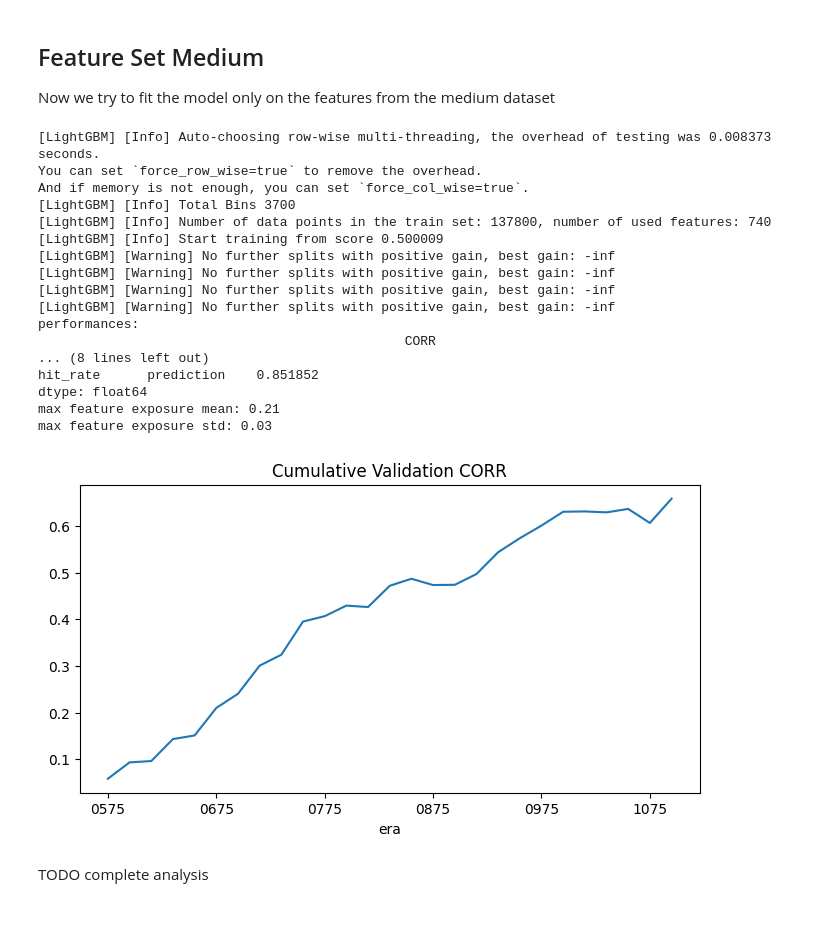
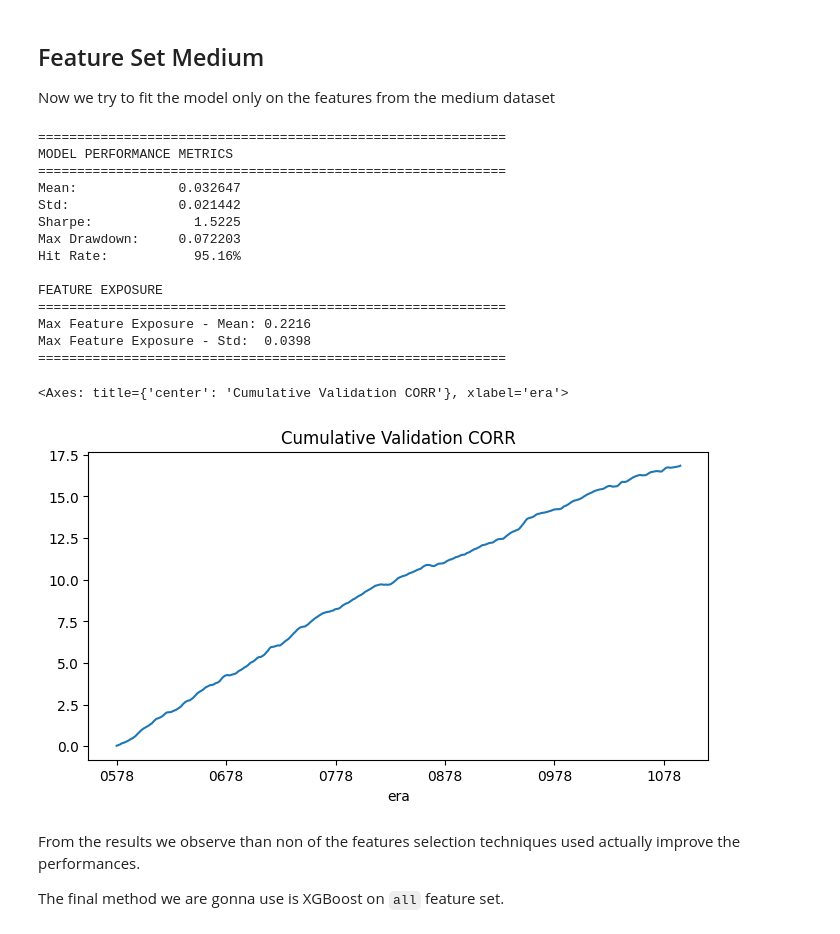
Before and after one commit to alexisbouley2/numerai, a Jupyter notebook: notebooks/3-experiments.ipynb, the cells around one changed output. Saved outputs shown, nothing was run; the diff lists cells and outputs as text; code cells hidden in the pictures.

```diff
--- a/notebooks/3-experiments.ipynb
+++ b/notebooks/3-experiments.ipynb
@@ -41,6 +43,8 @@ validation = pd.read_parquet(
     columns=["era", "target"] + feature_set
 )
 
+validation = validation.dropna()
+
 
 #Keep the last 100th eras for test set
 validation_era = validation["era"].unique()[:-100]
@@ -96,7 +105,7 @@ def fit_and_evaluate_model(model, train, validation, feature_set):
 
     Parameters:
     -----------
-    model : sklearn/LightGBM model
+    model : sklearn/xgboost model
         Model to fit and evaluate
     train : pandas.DataFrame
         Training data with features and target
@@ -112,7 +121,18 @@ def fit_and_evaluate_model(model, train, validation, feature_set):
     """
     # Fit model and make predictions
     model.fit(train[feature_set], train["target"])
-    validation["prediction"] = model.predict(validation[feature_set])
+
+    # Batch prediction to avoid memory issues
+    batch_size = 10000  # Adjust based on your memory constraints
+    predictions = []
+
+    for i in range(0, len(validation), batch_size):
+        batch = validation.iloc[i:i+batch_size]
+        batch_predictions = model.predict(batch[feature_set])
+        predictions.append(batch_predictions)
+
+    validation["prediction"] = np.concatenate(predictions)
+
 
     # Compute per-era correlation
     with warnings.catch_warnings():
@@ -361,44 +392,45 @@ Now we try to fit the model only on the features from the medium dataset
 # %%
 feature_set_medium = feature_sets["medium"]
 
-model = lgb.LGBMRegressor(
-  n_estimators=2000,
-  learning_rate=0.01,
-  max_depth=5,
-  num_leaves=2**5-1,
-  colsample_bytree=0.1,
-  verbose=-1,
-  seed=42
-  )
+model = xgb.XGBRegressor(
+    n_estimators=2000,
+    learning_rate=0.01,
+    max_depth=5,
+    colsample_bytree=0.1,
+    verbosity=0,
+    seed=42,
+    tree_method="hist",
+    device="cuda",
+)
 
 per_era_corr = fit_and_evaluate_model(model, train, validation, feature_set_medium)
 
 
 # Plot the cumulative per-era correlation
 per_era_corr.cumsum().plot(
 title="Cumulative Validation CORR",
 kind="line",
 figsize=(8, 4),
 legend=False
 )
 # %% [output]
-[LightGBM] [Info] Auto-choosing row-wise multi-threading, the overhead of testing was 0.008373 seconds.
-You can set `force_row_wise=true` to remove the overhead.
-And if memory is not enough, you can set `force_col_wise=true`.
-[LightGBM] [Info] Total Bins 3700
-[LightGBM] [Info] Number of data points in the train set: 137800, number of used features: 740
-[LightGBM] [Info] Start training from score 0.500009
-[LightGBM] [Warning] No further splits with positive gain, best gain: -inf
-[LightGBM] [Warning] No further splits with positive gain, best gain: -inf
-[LightGBM] [Warning] No further splits with positive gain, best gain: -inf
-[LightGBM] [Warning] No further splits with positive gain, best gain: -inf
-performances:
-                                               CORR
-... (8 lines left out)
-hit_rate      prediction    0.851852
-dtype: float64
-max feature exposure mean: 0.21
-max feature exposure std: 0.03
+============================================================
+MODEL PERFORMANCE METRICS
+============================================================
+Mean:             0.032647
+Std:              0.021442
+Sharpe:             1.5225
+Max Drawdown:     0.072203
+Hit Rate:           95.16%
+
+FEATURE EXPOSURE
+============================================================
+Max Feature Exposure - Mean: 0.2216
+Max Feature Exposure - Std:  0.0398
+============================================================
+<Axes: title={'center': 'Cumulative Validation CORR'}, xlabel='era'>
-[figure, old version]
+[figure, new version]
-# %% [markdown]
-TODO complete analysis
+# %% [markdown]
+From the results we observe than non of the features selection techniques used actually improve the performances.
+
+The final method we are gonna use is XGBoost on `all` feature set.
```
Also changed, not shown: parts of 11 cells of this notebook, 6 other files.
